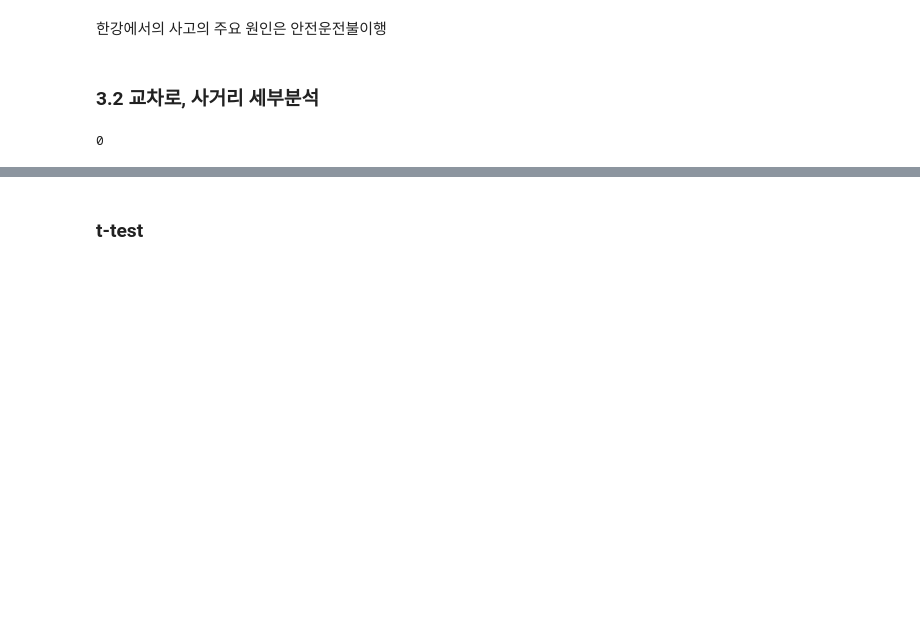
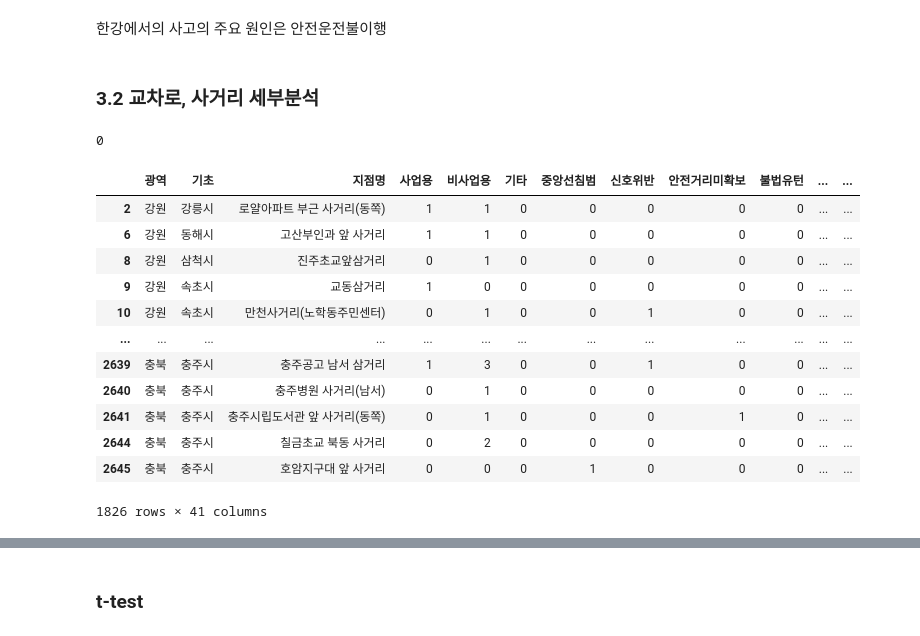
Before and after one commit to chestnut1717/BicycleAccident, a Jupyter notebook: bicycle_flow.ipynb, the cells around one changed output, grey strips where cells are left out. Drawn from its saved outputs; the diff is of its cells as text; code cells hidden in the pictures; blank space fills up the shorter version.

```diff
--- a/bicycle_flow.ipynb
+++ b/bicycle_flow.ipynb
@@ -1395,3 +1396,19 @@ is_duplicated = pd.concat([intersect,not_intersect])
 is_duplicated.duplicated().sum() #하나도 안겹침
 # %% [output]
 0
+# %%
+intersect
+# %% [output]
+|  | 광역 | 기초 | 지점명 | 사업용 | 비사업용 | 기타 | 중앙선침범 | 신호위반 | 안전거리미확보 | 불법유턴 | ... | ... |
+| 2 | 강원 | 강릉시 | 로얄아파트 부근 사거리(동쪽) | 1 | 1 | 0 | 0 | 0 | 0 | 0 | ... | ... |
+| 6 | 강원 | 동해시 | 고산부인과 앞 사거리 | 1 | 1 | 0 | 0 | 0 | 0 | 0 | ... | ... |
+| 8 | 강원 | 삼척시 | 진주초교앞삼거리 | 0 | 1 | 0 | 0 | 0 | 0 | 0 | ... | ... |
+| 9 | 강원 | 속초시 | 교동삼거리 | 1 | 0 | 0 | 0 | 0 | 0 | 0 | ... | ... |
+| 10 | 강원 | 속초시 | 만천사거리(노학동주민센터) | 0 | 1 | 0 | 0 | 1 | 0 | 0 | ... | ... |
+| ... | ... | ... | ... | ... | ... | ... | ... | ... | ... | ... | ... | ... |
+| 2639 | 충북 | 충주시 | 충주공고 남서 삼거리 | 1 | 3 | 0 | 0 | 1 | 0 | 0 | ... | ... |
+| 2640 | 충북 | 충주시 | 충주병원 사거리(남서) | 0 | 1 | 0 | 0 | 0 | 0 | 0 | ... | ... |
+| 2641 | 충북 | 충주시 | 충주시립도서관 앞 사거리(동쪽) | 0 | 1 | 0 | 0 | 0 | 1 | 0 | ... | ... |
+| 2644 | 충북 | 충주시 | 칠금초교 북동 사거리 | 0 | 2 | 0 | 0 | 0 | 0 | 0 | ... | ... |
+| 2645 | 충북 | 충주시 | 호암지구대 앞 사거리 | 0 | 0 | 0 | 1 | 0 | 0 | 0 | ... | ... |
+1826 rows × 41 columns
```
Also changed, not shown: parts of 24 cells of this notebook.
